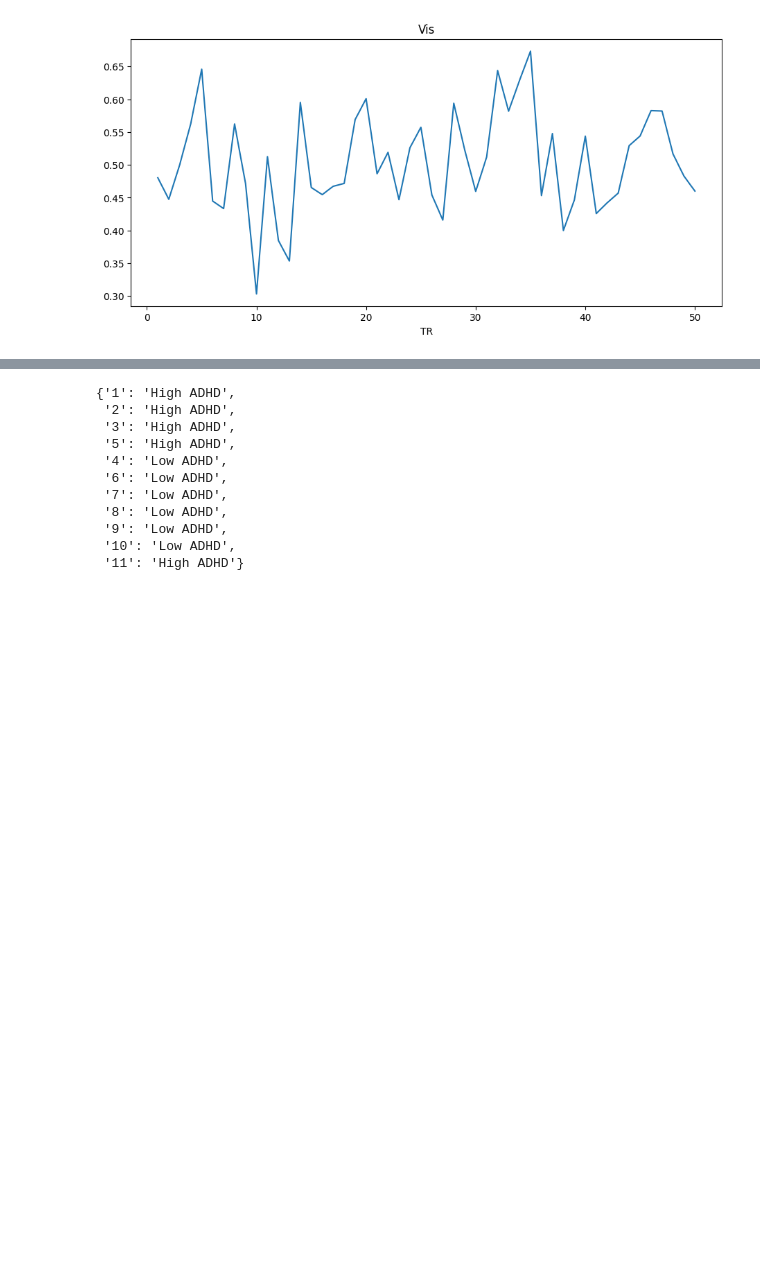
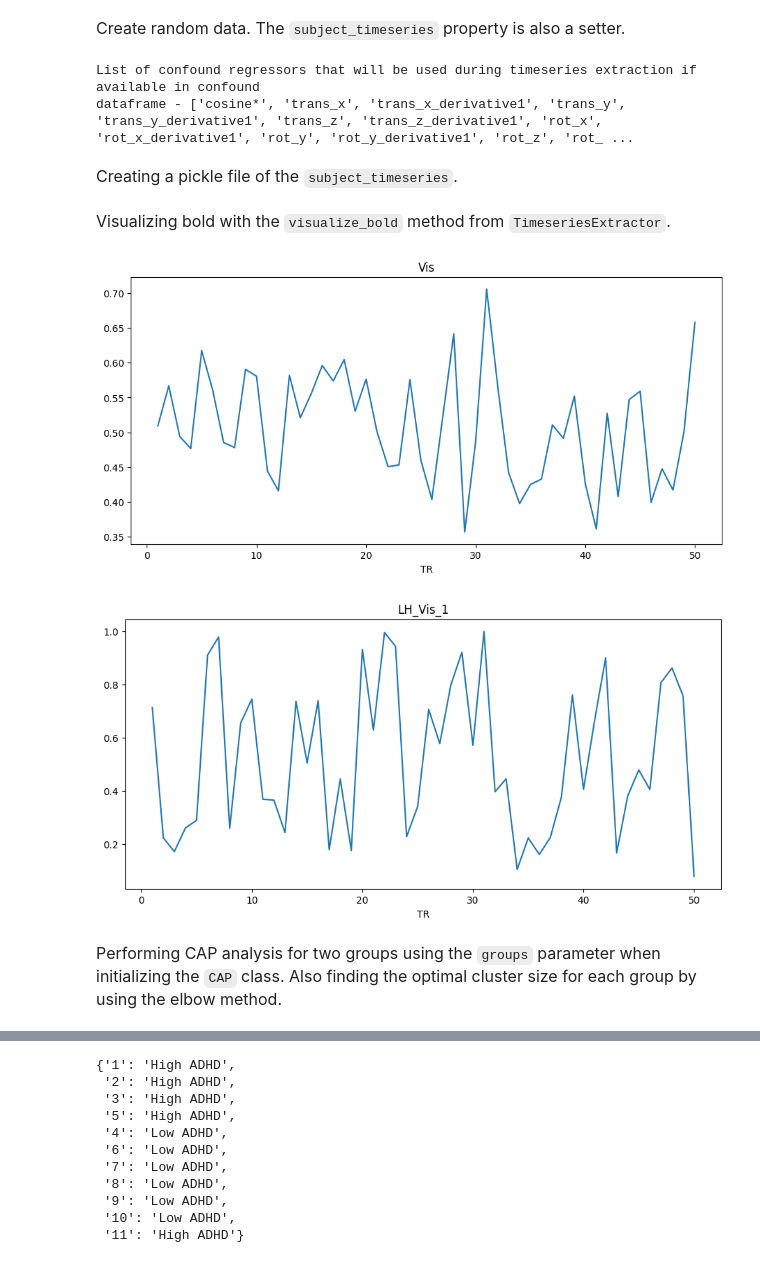
Before and after one commit to donishadsmith/neurocaps, a Jupyter notebook: demo.ipynb, the cells around one changed output, grey strips where cells are left out. Saved outputs shown, nothing was run; the diff lists cells and outputs as text; code cells hidden in the pictures; blank space fills up the shorter version.

```diff
--- a/demo.ipynb
+++ b/demo.ipynb
@@ -20 +28,11 @@ extractor.subject_timeseries = {str(x) : {f"run-{y}": np.random.rand(50,ncol) fo
+# %% [markdown]
+ <font size="3">Create random data. The `subject_timeseries` property is also a setter.</font>
+# %%
+extractor = TimeseriesExtractor(parcel_approach=parcel_approach)
+extractor.subject_timeseries = {str(x) : {f"run-{y}": np.random.rand(50,ncol) for y in range(1,4)} for x in range(1,11)}
+# %% [output]
+List of confound regressors that will be used during timeseries extraction if available in confound
+dataframe - ['cosine*', 'trans_x', 'trans_x_derivative1', 'trans_y', 'trans_y_derivative1', 'trans_z', 'trans_z_derivative1', 'rot_x', 'rot_x_derivative1', 'rot_y', 'rot_y_derivative1', 'rot_z', 'rot_ ...
+# %% [markdown]
+ <font size="3">Creating a pickle file of the `subject_timeseries`. </font>
 # %%
@@ -25,12 +42,18 @@ extractor.timeseries_to_pickle(output_dir=output_dir, file_name="sample_for_neur
 
 with open("sample_for_neurocaps_demo_timeseries.pkl", "rb") as f:
     subject_timeseries = joblib.load(f)
+# %% [markdown]
+ <font size="3">Visualizing bold with the `visualize_bold` method from `TimeseriesExtractor`.</font>
 # %%
-# Visualize Bold at network level
 if ncol == 116:
     extractor.visualize_bold(subj_id="1",run=1, region="Cerebelum")
+    extractor.visualize_bold(subj_id="1",run=1, roi_indx=0)
 else:
     extractor.visualize_bold(subj_id="1",run=1, region="Vis")
+    extractor.visualize_bold(subj_id="1",run=1, roi_indx=0)
 # %% [output]
-[figure, old version]
+[figure, new version]
+[figure, added]
+# %% [markdown]
+ <font size="3">Performing CAP analysis for two groups using the `groups` parameter when initializing the `CAP` class. Also finding the optimal cluster size for each group by using the elbow method.</font>
 # %%
```
Also changed, not shown: parts of 42 cells of this notebook, 21 other files.
